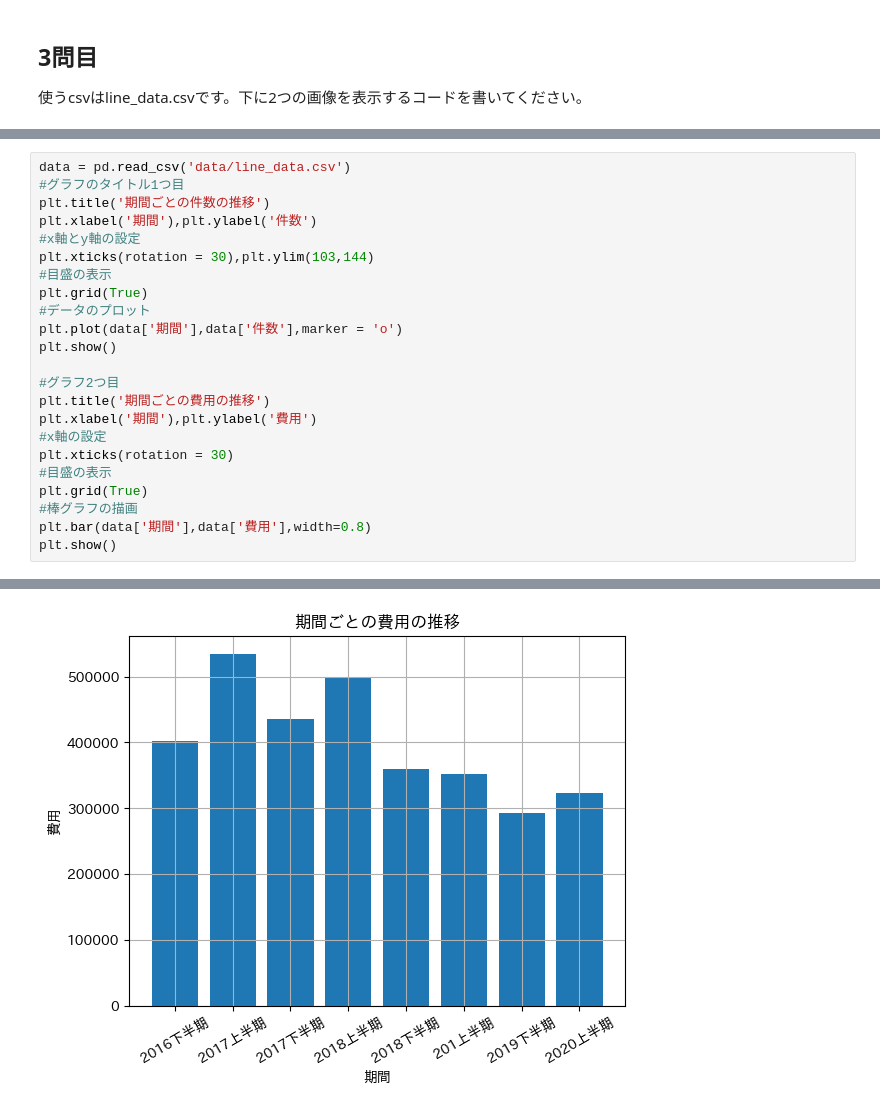
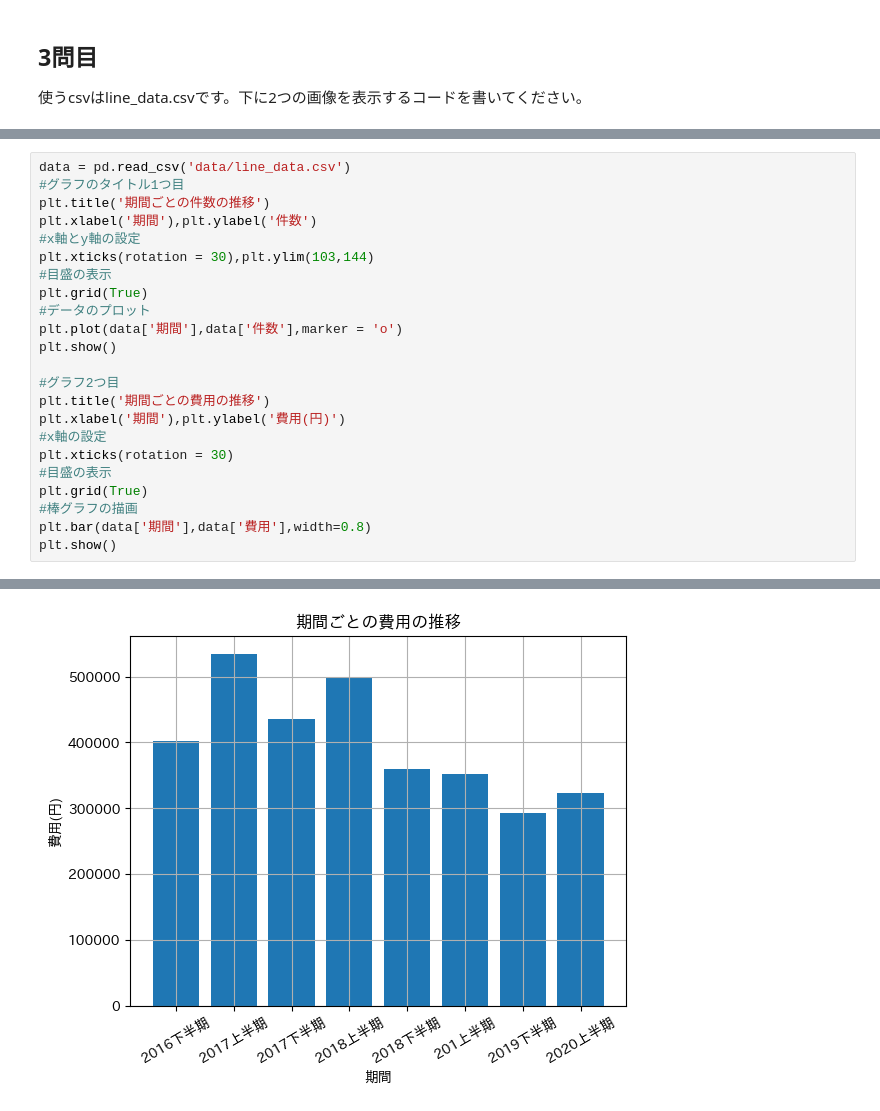
Before and after one commit to MahiroK/BasicPython, a Jupyter notebook: matplotlib_exercise.ipynb, the cells around one changed output, grey strips where cells are left out. Drawn from its saved outputs; the diff is of its cells as text.

```diff
--- a/matplotlib_exercise.ipynb
+++ b/matplotlib_exercise.ipynb
@@ -69,26 +69,26 @@ plt.show()
 # %%
 data = pd.read_csv('data/line_data.csv')
 #グラフのタイトル1つ目
 plt.title('期間ごとの件数の推移')
 plt.xlabel('期間'),plt.ylabel('件数')
 #x軸とy軸の設定
 plt.xticks(rotation = 30),plt.ylim(103,144)
 #目盛の表示
 plt.grid(True)
 #データのプロット
 plt.plot(data['期間'],data['件数'],marker = 'o')
 plt.show()
 
 #グラフ2つ目
 plt.title('期間ごとの費用の推移')
-plt.xlabel('期間'),plt.ylabel('費用')
+plt.xlabel('期間'),plt.ylabel('費用(円)')
 #x軸の設定
 plt.xticks(rotation = 30)
 #目盛の表示
 plt.grid(True)
 #棒グラフの描画
 plt.bar(data['期間'],data['費用'],width=0.8)
 plt.show()
 # %% [output]
 [figure]
-[figure, old version]
+[figure, new version]
```
Also changed, not shown: parts of 1 cell of this notebook.
